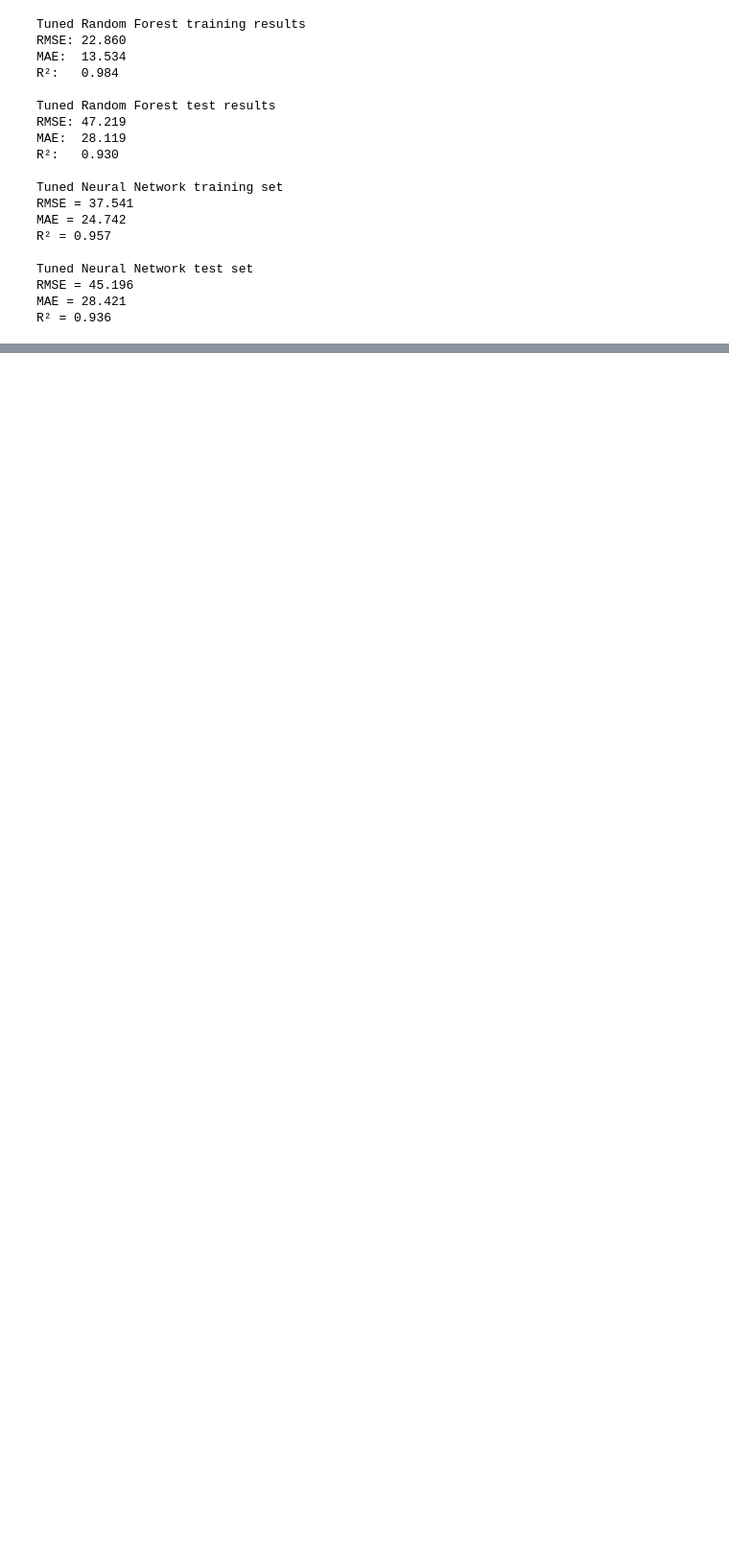
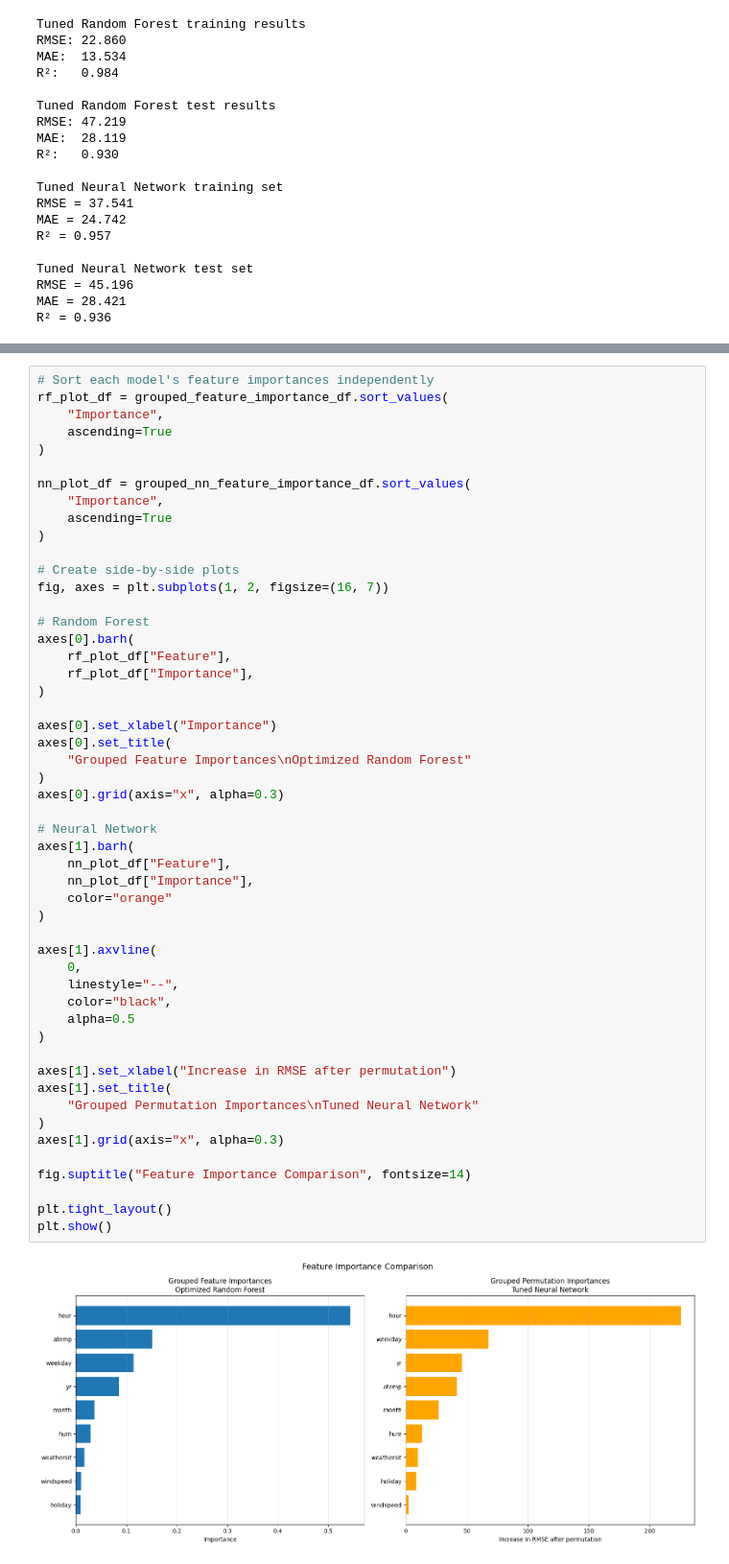
Before and after one commit to Haidewitzga/OML, a Jupyter notebook: 260713_exam/main.ipynb, the cells around one changed output, grey strips where cells are left out. Shown at 96% size. Drawn from its saved outputs; the diff is of its cells as text; blank space fills up the shorter version.

```diff
--- a/260713_exam/main.ipynb
+++ b/260713_exam/main.ipynb
@@ -1776,0 +1661,53 @@ plt.show()
+# %%
+# Sort each model's feature importances independently
+rf_plot_df = grouped_feature_importance_df.sort_values(
+    "Importance",
+    ascending=True
+)
+
+nn_plot_df = grouped_nn_feature_importance_df.sort_values(
+    "Importance",
+    ascending=True
+)
+
+# Create side-by-side plots
+fig, axes = plt.subplots(1, 2, figsize=(16, 7))
+
+# Random Forest
+axes[0].barh(
+    rf_plot_df["Feature"],
+    rf_plot_df["Importance"],
+)
+
+axes[0].set_xlabel("Importance")
+axes[0].set_title(
+    "Grouped Feature Importances\nOptimized Random Forest"
+)
+axes[0].grid(axis="x", alpha=0.3)
+
+# Neural Network
+axes[1].barh(
+    nn_plot_df["Feature"],
+    nn_plot_df["Importance"],
+    color="orange"
+)
+
+axes[1].axvline(
+    0,
+    linestyle="--",
+    color="black",
+    alpha=0.5
+)
+
+axes[1].set_xlabel("Increase in RMSE after permutation")
+axes[1].set_title(
+    "Grouped Permutation Importances\nTuned Neural Network"
+)
+axes[1].grid(axis="x", alpha=0.3)
+
+fig.suptitle("Feature Importance Comparison", fontsize=14)
+
+plt.tight_layout()
+plt.show()
+# %% [output]
+[figure, added]
```
Also changed, not shown: parts of 21 cells of this notebook.
